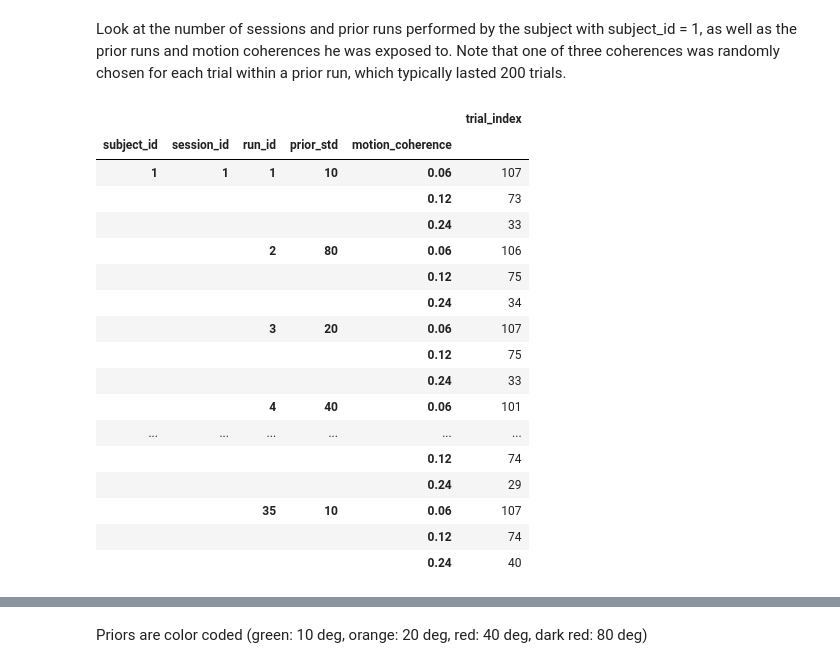
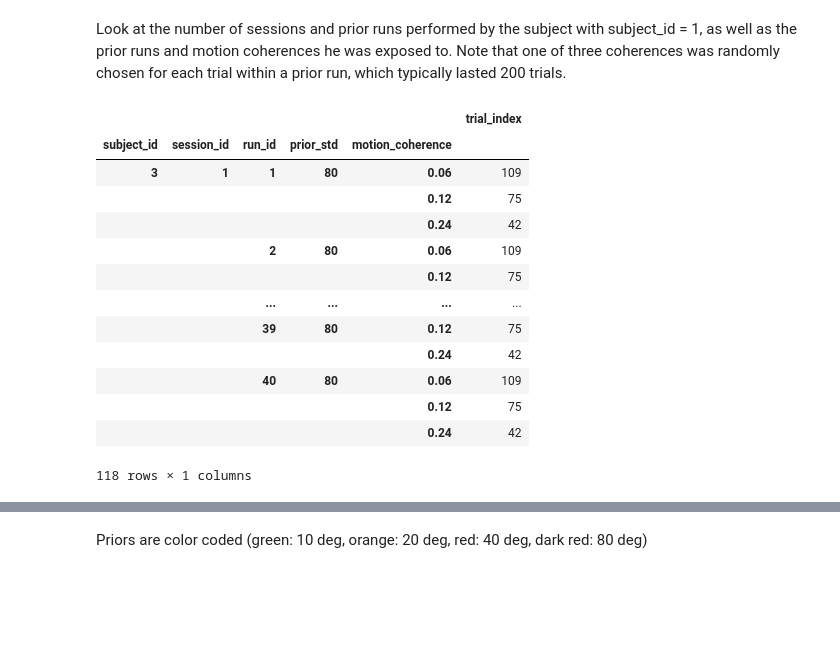
Before and after one commit to yifanzha-97/Neuro-Academy, a Jupyter notebook: projects/behavior_and_theory/laquitaine_human_errors.ipynb, the cells around one changed output, grey strips where cells are left out. Cells and saved outputs as stored; diff of their text form; code cells hidden in the pictures; blank space fills up the shorter version.

```diff
--- a/projects/behavior_and_theory/laquitaine_human_errors.ipynb
+++ b/projects/behavior_and_theory/laquitaine_human_errors.ipynb
@@ -74,30 +73,25 @@ Note that one of three coherences was randomly chosen for each trial within a pr
 # %%
 # @title Experiment design for an example subject
 
 # get subject 1's dataset
-sub01_data = data[(data["subject_id"]==1) & data["session_id"]==1][["subject_id", "trial_index", "session_id", "run_id", "prior_std", "motion_coherence", "motion_direction", "estimate_x", "estimate_y"]]
-
+sub01_data = data[(data["subject_id"]==3)][["subject_id", "trial_index", "session_id", "run_id", "prior_std", "motion_coherence", "motion_direction", "estimate_x", "estimate_y"]]
 # count the number of trials by run and session
 sub01_data.groupby(["subject_id", "session_id", "run_id", "prior_std", "motion_coherence"])[["trial_index"]].count()
 # %% [output]
 |  |  |  |  |  | trial_index |
 | subject_id | session_id | run_id | prior_std | motion_coherence |  |
-| 1 | 1 | 1 | 10 | 0.06 | 107 |
-|  |  |  |  | 0.12 | 73 |
-|  |  |  |  | 0.24 | 33 |
-|  |  | 2 | 80 | 0.06 | 106 |
+| 3 | 1 | 1 | 80 | 0.06 | 109 |
 |  |  |  |  | 0.12 | 75 |
-|  |  |  |  | 0.24 | 34 |
-|  |  | 3 | 20 | 0.06 | 107 |
+|  |  |  |  | 0.24 | 42 |
+|  |  | 2 | 80 | 0.06 | 109 |
 |  |  |  |  | 0.12 | 75 |
-|  |  |  |  | 0.24 | 33 |
-|  |  | 4 | 40 | 0.06 | 101 |
-| ... | ... | ... | ... | ... | ... |
-|  |  |  |  | 0.12 | 74 |
-|  |  |  |  | 0.24 | 29 |
-|  |  | 35 | 10 | 0.06 | 107 |
-|  |  |  |  | 0.12 | 74 |
-|  |  |  |  | 0.24 | 40 |
+|  |  | ... | ... | ... | ... |
+|  |  | 39 | 80 | 0.12 | 75 |
+|  |  |  |  | 0.24 | 42 |
+|  |  | 40 | 80 | 0.06 | 109 |
+|  |  |  |  | 0.12 | 75 |
+|  |  |  |  | 0.24 | 42 |
+118 rows × 1 columns
 # %%
 # @title Temporal order of prior runs by subject for the first session
 subject_id_set = data["subject_id"].unique()
```
Also changed, not shown: parts of 6 cells of this notebook.
